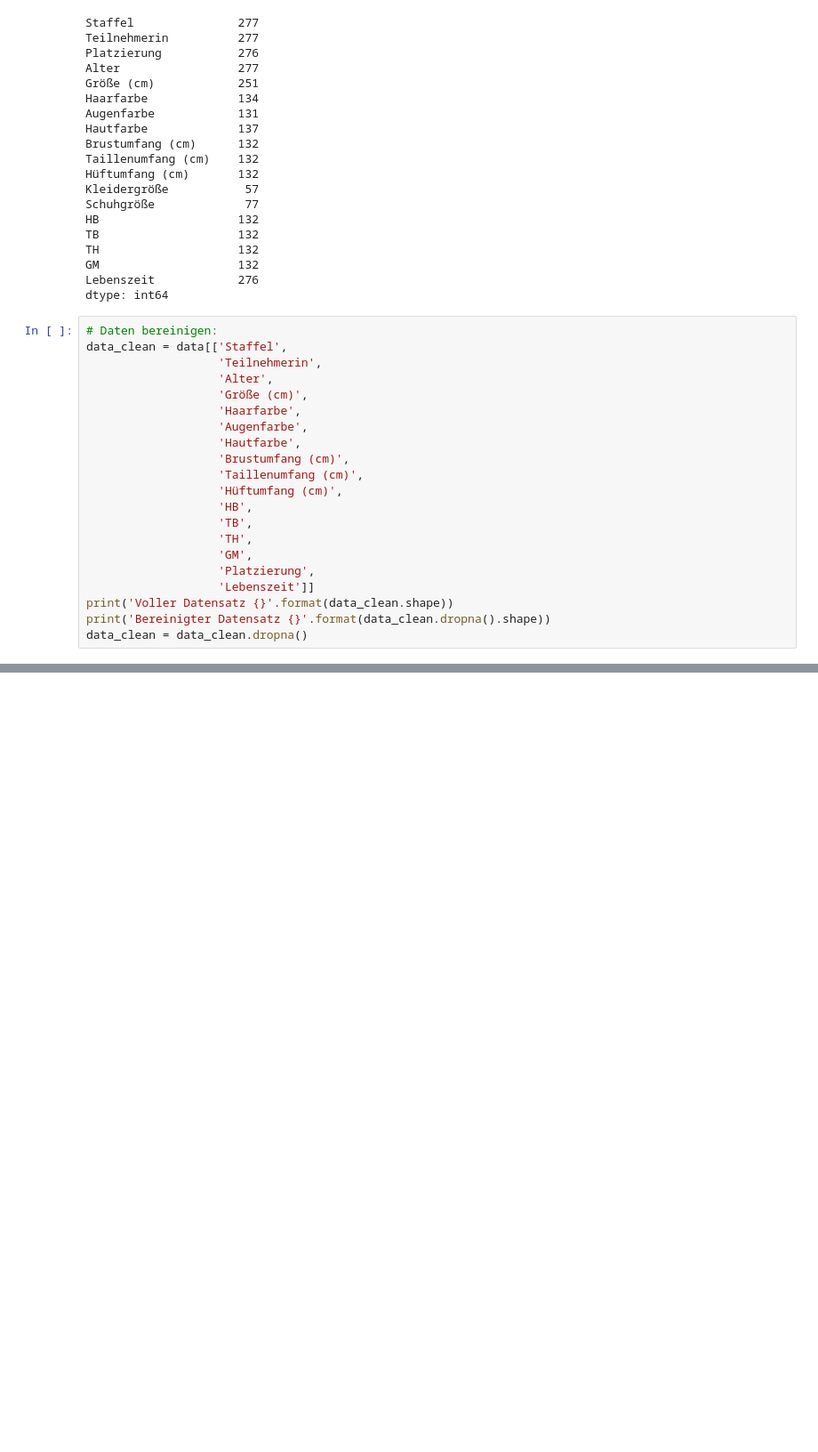
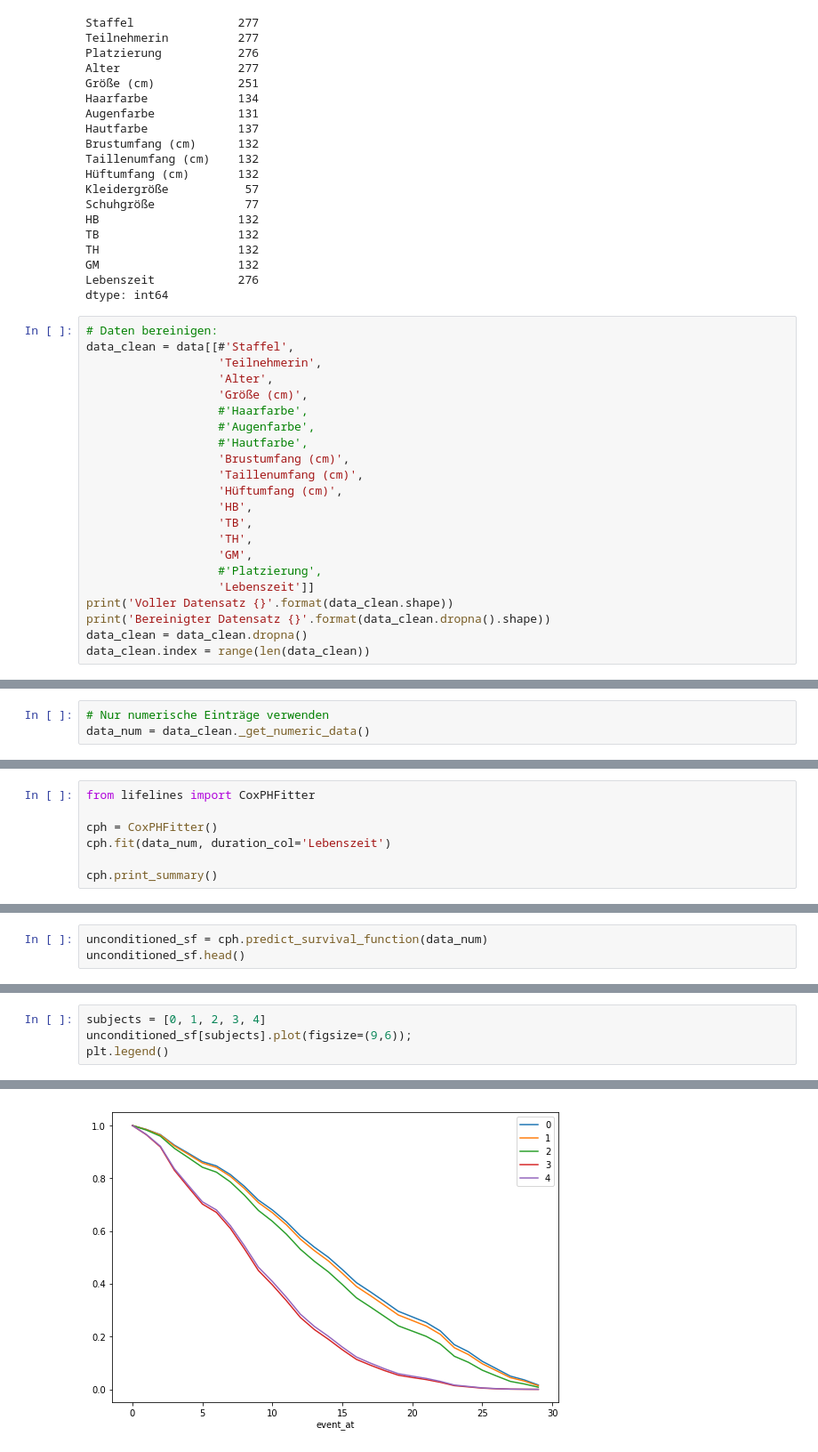
Before and after one commit to hamiltonian/GNTM, a Jupyter notebook: jupyter/GNTM Survival Analysis.ipynb, the cells around one changed output, grey strips where cells are left out. Shown: that part at 89% size. Saved outputs shown, nothing was run; the diff lists cells and outputs as text; blank space fills up the shorter version.

Commit message:
Testweise lifelines Modell hinzugefügt

```diff
--- a/jupyter/GNTM Survival Analysis.ipynb
+++ b/jupyter/GNTM Survival Analysis.ipynb
@@ -108,13 +116,13 @@ Lebenszeit            276
 dtype: int64
 # %%
 # Daten bereinigen:
-data_clean = data[['Staffel',
+data_clean = data[[#'Staffel',
                    'Teilnehmerin',
                    'Alter',
                    'Größe (cm)',
-                   'Haarfarbe',
-                   'Augenfarbe',
-                   'Hautfarbe',
+                   #'Haarfarbe',
+                   #'Augenfarbe',
+                   #'Hautfarbe',
                    'Brustumfang (cm)',
                    'Taillenumfang (cm)',
                    'Hüftumfang (cm)',
@@ -122,9 +130,10 @@ data_clean = data[['Staffel',
                    'TB',
                    'TH',
                    'GM',
-                   'Platzierung',
+                   #'Platzierung',
                    'Lebenszeit']]
 print('Voller Datensatz {}'.format(data_clean.shape))
 print('Bereinigter Datensatz {}'.format(data_clean.dropna().shape))
 data_clean = data_clean.dropna()
+data_clean.index = range(len(data_clean))
 # %% [output]
@@ -158,0 +166,3 @@ data_clean.head()
+# %%
+# Nur numerische Einträge verwenden
+data_num = data_clean._get_numeric_data()
@@ -158,0 +171,7 @@ data_clean.head()
+# %%
+from lifelines import CoxPHFitter
+
+cph = CoxPHFitter()
+cph.fit(data_num, duration_col='Lebenszeit')
+
+cph.print_summary()
@@ -158,0 +196,3 @@ data_clean.head()
+# %%
+unconditioned_sf = cph.predict_survival_function(data_num)
+unconditioned_sf.head()
@@ -158,0 +207,5 @@ data_clean.head()
+# %%
+subjects = [0, 1, 2, 3, 4]
+unconditioned_sf[subjects].plot(figsize=(9,6));
+plt.legend()
+# %% [output]
@@ -158,0 +213 @@ data_clean.head()
+[figure, added]
```
Also changed, not shown: parts of 12 cells of this notebook.
